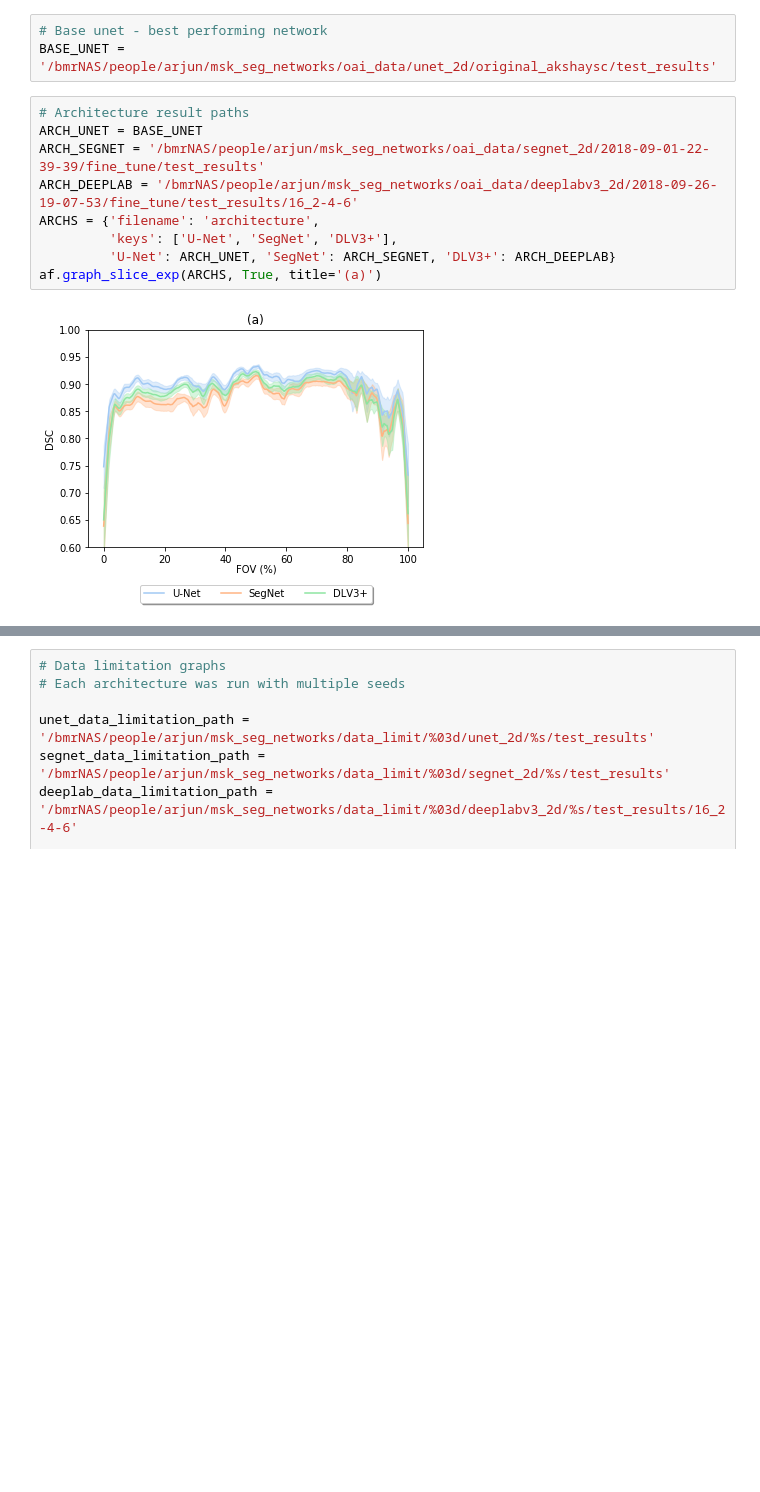
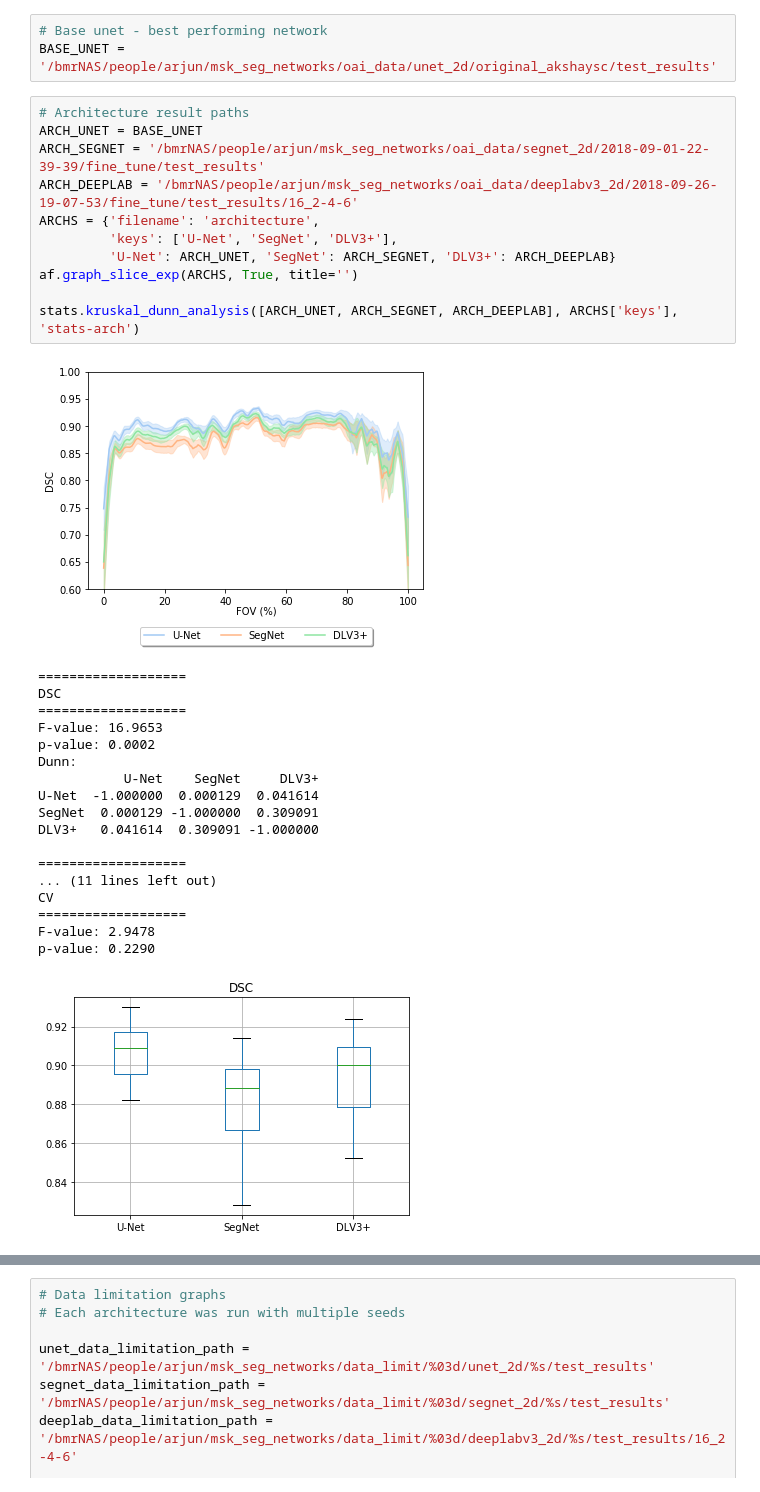
Before and after one commit to ad12/MedSegPy, a Jupyter notebook: analysis/exp_graphs.ipynb, the cells around one changed output, grey strips where cells are left out. Saved outputs shown, nothing was run; the diff lists cells and outputs as text; blank space fills up the shorter version.

Commit message:
add box plots and significance tests

```diff
--- a/analysis/exp_graphs.ipynb
+++ b/analysis/exp_graphs.ipynb
@@ -26,11 +27,31 @@ BASE_UNET = '/bmrNAS/people/arjun/msk_seg_networks/oai_data/unet_2d/original_aks
 # %%
 # Architecture result paths
 ARCH_UNET = BASE_UNET
 ARCH_SEGNET = '/bmrNAS/people/arjun/msk_seg_networks/oai_data/segnet_2d/2018-09-01-22-39-39/fine_tune/test_results'
 ARCH_DEEPLAB = '/bmrNAS/people/arjun/msk_seg_networks/oai_data/deeplabv3_2d/2018-09-26-19-07-53/fine_tune/test_results/16_2-4-6'
 ARCHS = {'filename': 'architecture',
          'keys': ['U-Net', 'SegNet', 'DLV3+'],
          'U-Net': ARCH_UNET, 'SegNet': ARCH_SEGNET, 'DLV3+': ARCH_DEEPLAB}
-af.graph_slice_exp(ARCHS, True, title='(a)')
+af.graph_slice_exp(ARCHS, True, title='')
+
+stats.kruskal_dunn_analysis([ARCH_UNET, ARCH_SEGNET, ARCH_DEEPLAB], ARCHS['keys'], 'stats-arch')
 # %% [output]
-[figure, old version]
+[figure, new version]
+===================
+DSC
+===================
+F-value: 16.9653
+p-value: 0.0002
+Dunn:
+           U-Net    SegNet     DLV3+
+U-Net  -1.000000  0.000129  0.041614
+SegNet  0.000129 -1.000000  0.309091
+DLV3+   0.041614  0.309091 -1.000000
+
+===================
+... (11 lines left out)
+CV
+===================
+F-value: 2.9478
+p-value: 0.2290
+[figure, added]
```
Also changed, not shown: parts of 5 cells of this notebook, 3 other files.
